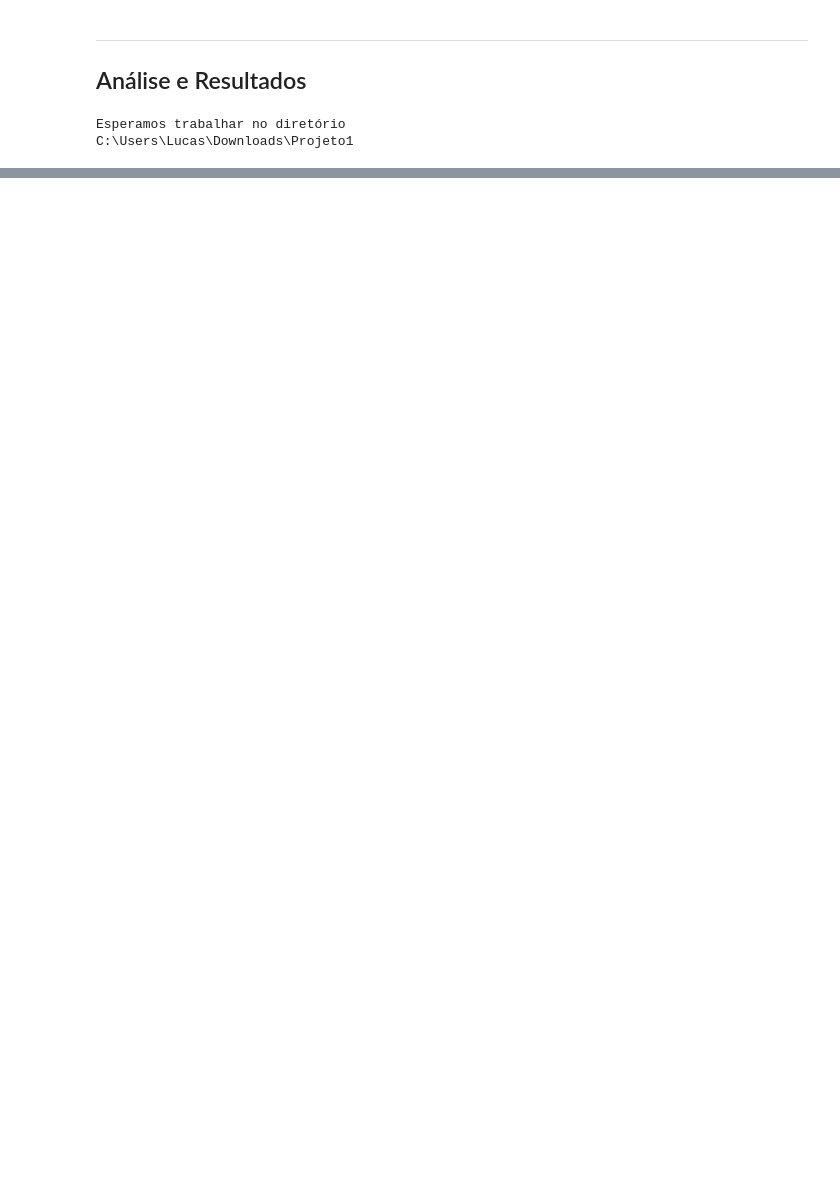
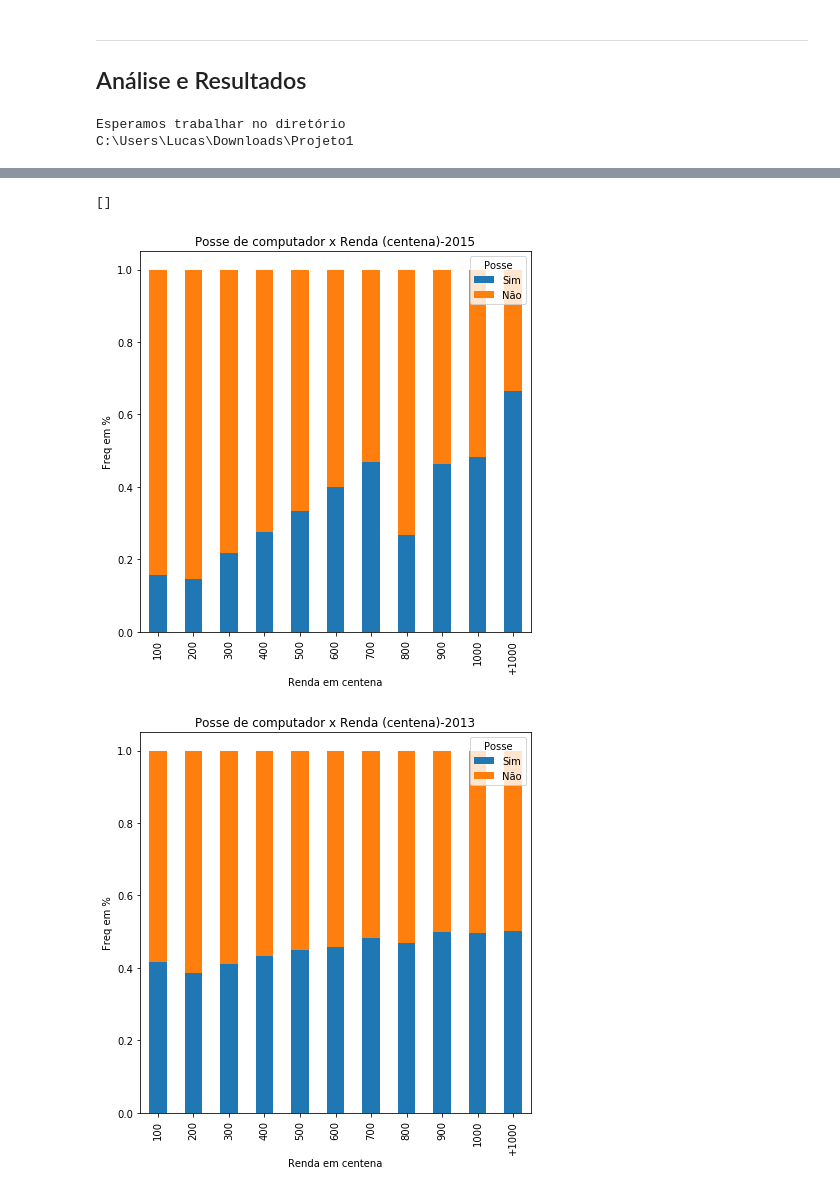
Before and after one commit to lucaslealvale/Ciencia_dos_dados_lucas_leal, a Jupyter notebook: Projeto1 Layout.ipynb, the cells around one changed output, grey strips where cells are left out. Drawn from its saved outputs; the diff is of its cells as text; code cells hidden in the pictures; blank space fills up the shorter version.

```diff
--- a/Projeto1 Layout.ipynb
+++ b/Projeto1 Layout.ipynb
@@ -194,0 +132,24 @@ Descreva aqui suas conclusões!
+# %%
+
+def faixasph(df):
+    x=df['V4621']
+    if x<100: return 1
+    elif x<200: return 2
+    elif x<300: return 3
+    elif x<400: return 4
+    elif x<500: return 5
+    elif x<600: return 6
+    elif x<700: return 7
+    elif x<800: return 8
+    elif x<900: return 9
+    elif x<1000: return 10
+    return 11
+faixas=dados.apply(faixasph,axis=1)
+dados['faixas']=faixas
+dados.faixas=dados.faixas.astype('category')
+dados.faixas.cat.categories=(['100','200','300','400','500','600','700','800','900','1000','+1000'])
+# %%
+faixas=dados13.apply(faixasph,axis=1)
+dados13['faixas']=faixas
+dados13.faixas=dados.faixas.astype('category')
+dados13.faixas.cat.categories=(['100','200','300','400','500','600','700','800','900','1000','+1000'])
@@ -194,0 +159,25 @@ Descreva aqui suas conclusões!
+# %%
+# Posse de computador
+dados['Posse']=dados.V0231
+ph=pd.crosstab(dados.faixas,dados.Posse,normalize='index')
+ph.plot(kind='bar',stacked='True',legend=['Sim','Não'],title='Posse de computador x Renda (centena)-2015',figsize=(7,7))
+plt.ylabel('Freq em %')
+plt.xlabel('Renda em centena')
+
+
+plt.plot()
+
+# Posse de computador
+dados13['Posse']=dados13.V0231
+ph=pd.crosstab(dados13.faixas,dados13.Posse,normalize='index')
+ph.plot(kind='bar',stacked='True',legend=['Sim','Não'],title='Posse de computador x Renda (centena)-2013',figsize=(7,7))
+plt.ylabel('Freq em %')
+plt.xlabel('Renda em centena')
+
+
+
+plt.plot()
+# %% [output]
+[]
+[figure, added]
+[figure, added]
```
Also changed, not shown: parts of 49 cells of this notebook.
